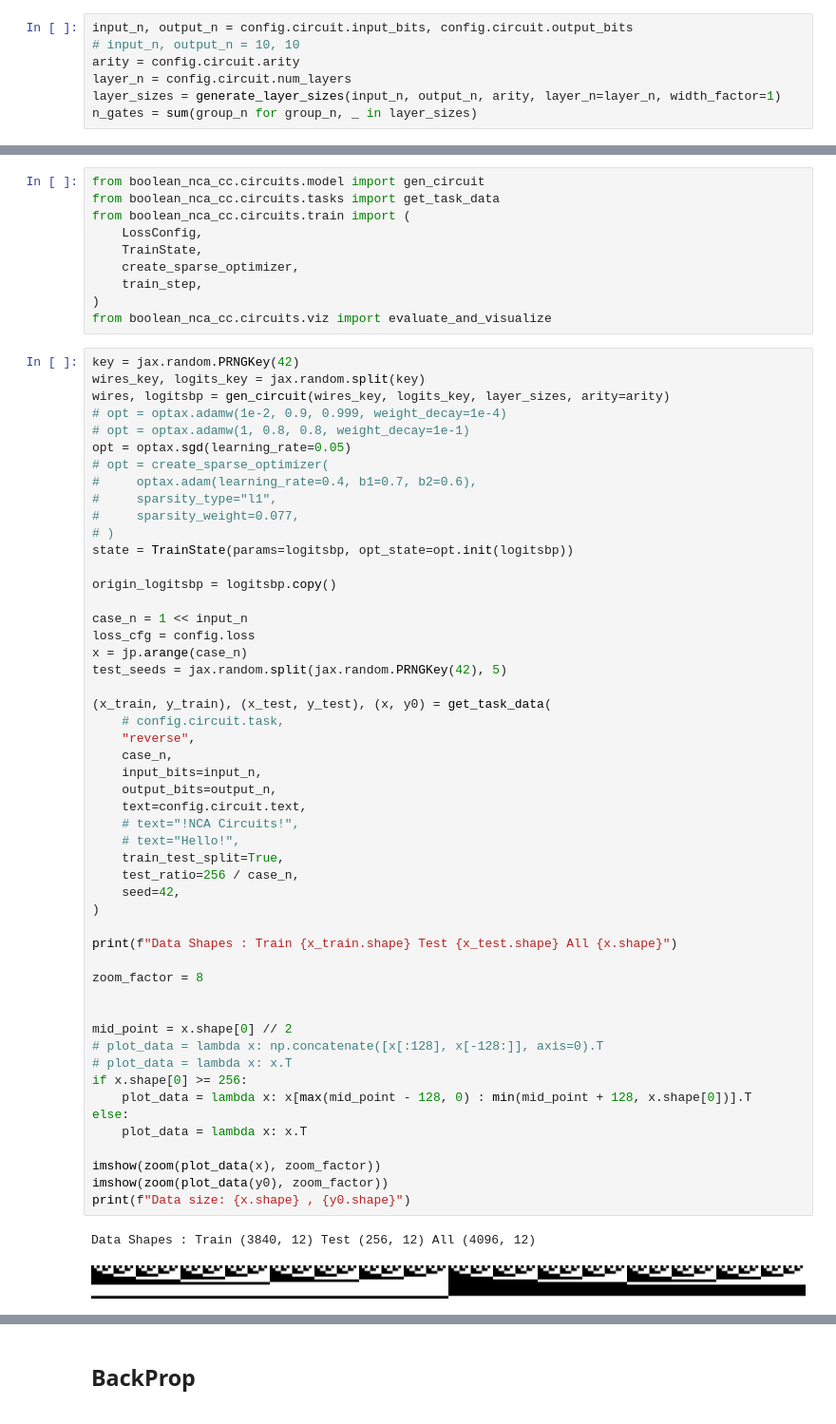
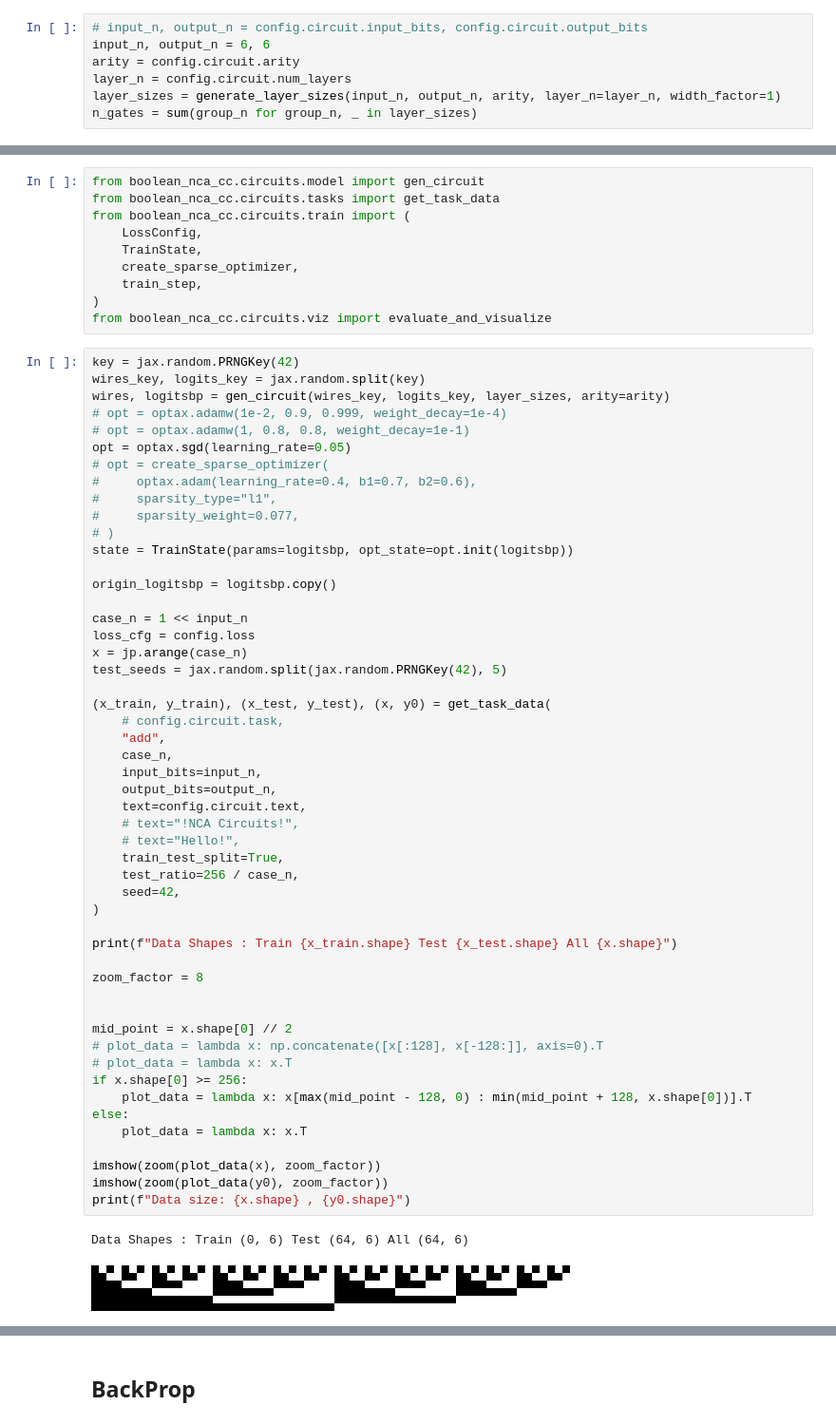
Before and after one commit to GabrielBena/boolean_nca_cc, a Jupyter notebook: random_boolean_nets.ipynb, the cells around one changed output, grey strips where cells are left out. Shown at 95% size. Drawn from its saved outputs; the diff is of its cells as text.

```diff
--- a/random_boolean_nets.ipynb
+++ b/random_boolean_nets.ipynb
@@ -97,8 +97,8 @@ with initialize(version_base=None, config_path="configs"):
 # %%
 from boolean_nca_cc import generate_layer_sizes
 # %%
-input_n, output_n = config.circuit.input_bits, config.circuit.output_bits
-# input_n, output_n = 10, 10
+# input_n, output_n = config.circuit.input_bits, config.circuit.output_bits
+input_n, output_n = 6, 6
 arity = config.circuit.arity
 layer_n = config.circuit.num_layers
 layer_sizes = generate_layer_sizes(input_n, output_n, arity, layer_n=layer_n, width_factor=1)
@@ -142,34 +142,34 @@ test_seeds = jax.random.split(jax.random.PRNGKey(42), 5)
 
 (x_train, y_train), (x_test, y_test), (x, y0) = get_task_data(
     # config.circuit.task,
-    "reverse",
+    "add",
     case_n,
     input_bits=input_n,
     output_bits=output_n,
     text=config.circuit.text,
     # text="!NCA Circuits!",
     # text="Hello!",
     train_test_split=True,
     test_ratio=256 / case_n,
     seed=42,
 )
 
 print(f"Data Shapes : Train {x_train.shape} Test {x_test.shape} All {x.shape}")
 
 zoom_factor = 8
 
 
 mid_point = x.shape[0] // 2
 # plot_data = lambda x: np.concatenate([x[:128], x[-128:]], axis=0).T
 # plot_data = lambda x: x.T
 if x.shape[0] >= 256:
     plot_data = lambda x: x[max(mid_point - 128, 0) : min(mid_point + 128, x.shape[0])].T
 else:
     plot_data = lambda x: x.T
 
 imshow(zoom(plot_data(x), zoom_factor))
 imshow(zoom(plot_data(y0), zoom_factor))
 print(f"Data size: {x.shape} , {y0.shape}")
 # %% [output]
-Data Shapes : Train (3840, 12) Test (256, 12) All (4096, 12)
+Data Shapes : Train (0, 6) Test (64, 6) All (64, 6)
-[figure, old version]
+[figure, new version]
```
Also changed, not shown: parts of 3 cells of this notebook, 4 other files.
